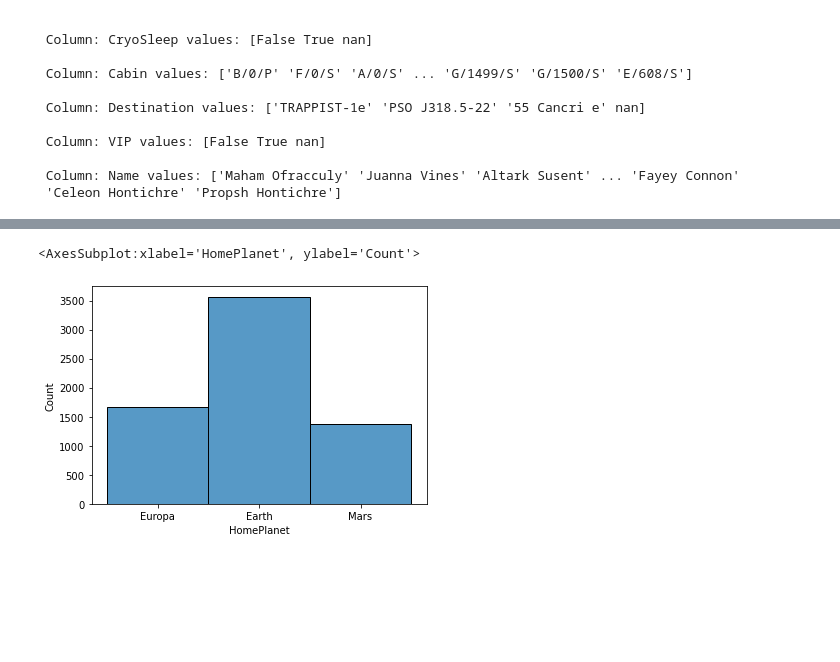
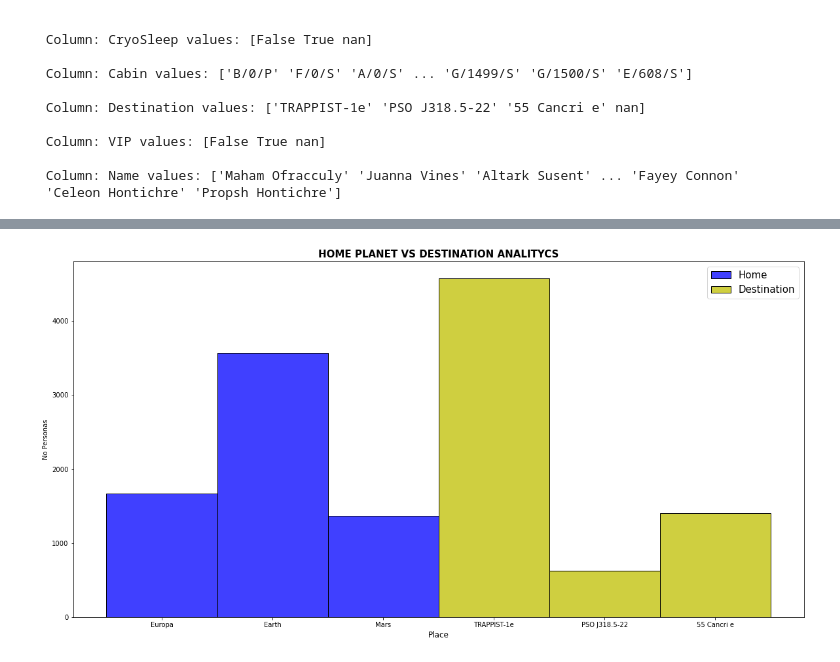
Before and after one commit to Steven030530/Titanic-Space, a Jupyter notebook: Titanic Space.ipynb, the cells around one changed output, grey strips where cells are left out. Cells and saved outputs as stored; diff of their text form; code cells hidden in the pictures; blank space fills up the shorter version.

```diff
--- a/Titanic Space.ipynb
+++ b/Titanic Space.ipynb
@@ -152,0 +147,5 @@ plt.show()
+# %%
+# CHANGE BOOLEAN VALUES
+data_clean["CryoSleep"] = data_clean["CryoSleep"].map({True:1,False:0})
+data_clean["VIP"] = data_clean["VIP"].map({True:1,False:0})
+data_clean["Transported"] = data_clean["Transported"].map({True:1,False:0})
@@ -153,10 +178,11 @@ plt.show()
 # %%
-
 plt.figure(figsize=(20,10))
-plt.title("AGE ANALITYCS",fontsize = 15, fontweight = "bold")
+plt.title("HOME PLANET VS DESTINATION ANALITYCS",fontsize = 15, fontweight = "bold")
 plt.ylabel("No Personas")
-sns.histplot(data_clean,x="Age",bins=8,color="b")
+sns.histplot(data_clean,x="HomePlanet",bins=8,color="b")
+sns.histplot(data_clean,x="Destination",color="y")
+plt.xlabel("Place",fontsize=12)
+plt.legend(["Home","Destination"],fontsize=15)
 plt.show()
 # %% [output]
-<AxesSubplot:xlabel='HomePlanet', ylabel='Count'>
-[figure, old version]
+[figure, new version]
```
Also changed, not shown: parts of 60 cells of this notebook.
